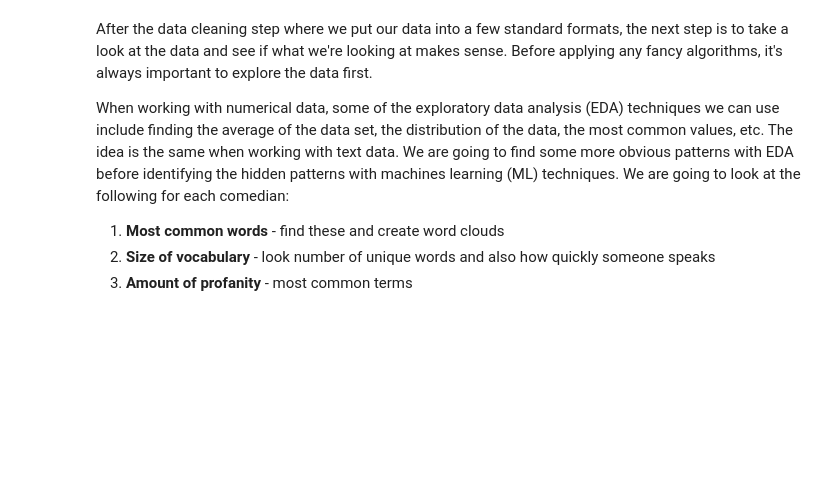
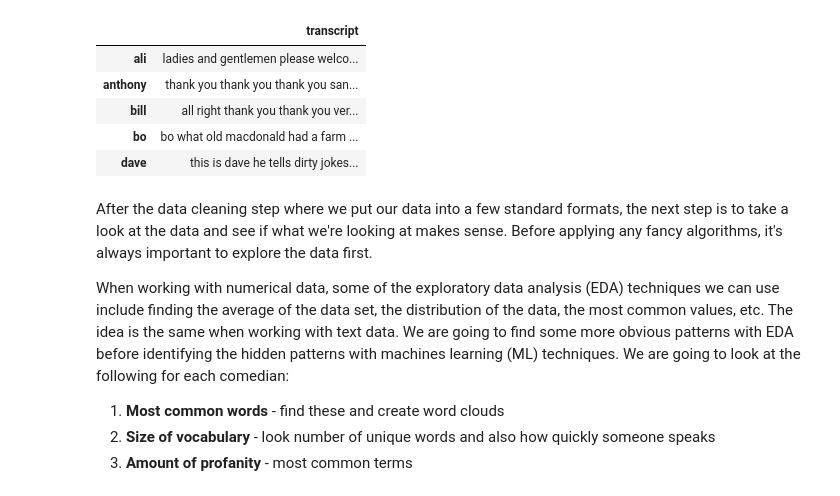
Before and after one commit to ikabrain/UCS772-CV-NLP-Lab, a Jupyter notebook: NLP_assign3/NLP_assign3.ipynb, the cells around one changed output. Saved outputs shown, nothing was run; the diff lists cells and outputs as text; code cells hidden in the pictures; blank space fills up the shorter version.

```diff
--- a/NLP_assign3/NLP_assign3.ipynb
+++ b/NLP_assign3/NLP_assign3.ipynb
@@ -7,3 +33,14 @@
+# %%
+# Read in the cleaned data
+data_clean = pd.read_pickle('./pickle/data_clean.pkl')
+data_clean.head()
+# %% [output]
+|  | transcript |
+| ali | ladies and gentlemen please welco... |
+| anthony | thank you thank you thank you san... |
+| bill | all right thank you thank you ver... |
+| bo | bo what old macdonald had a farm ... |
+| dave | this is dave he tells dirty jokes... |
 # %% [markdown]
 After the data cleaning step where we put our data into a few standard formats, the next step is to take a look at the data and see if what we're looking at makes sense. Before applying any fancy algorithms, it's always important to explore the data first.
 
```
Also changed, not shown: parts of 17 cells of this notebook.
